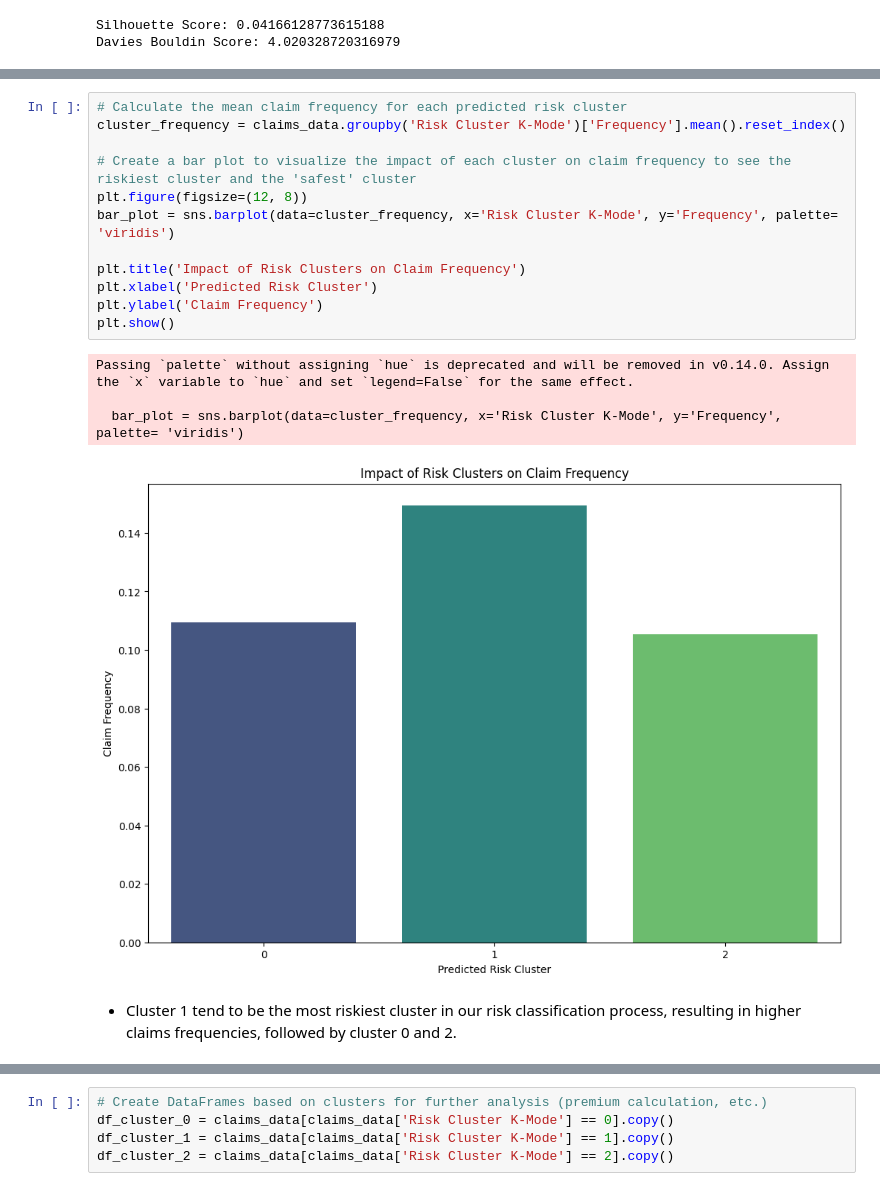
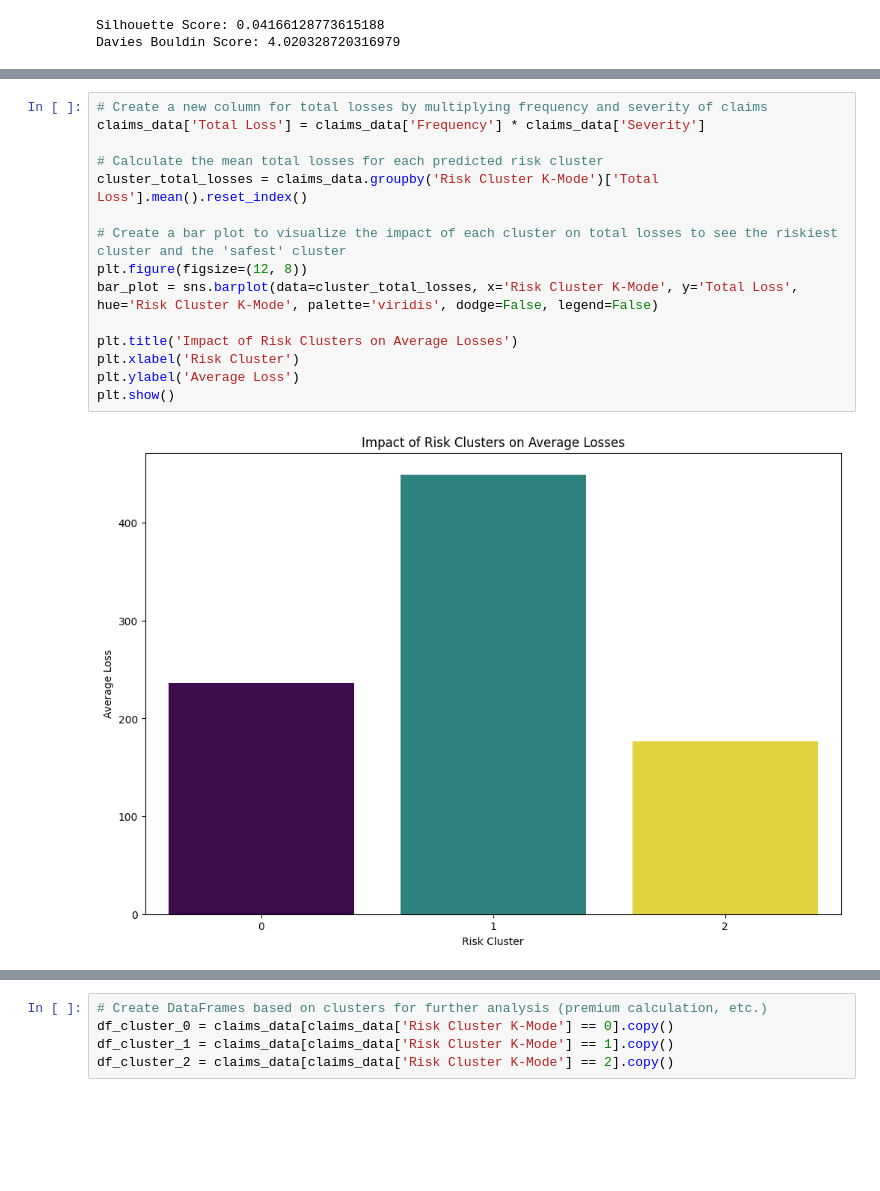
Before and after one commit to ThomasDeConinck/Assurance-Code-Python, a Jupyter notebook: assurances Code Python Case.ipynb, the cells around one changed output, grey strips where cells are left out. Drawn from its saved outputs; the diff is of its cells as text; blank space fills up the shorter version.

```diff
--- a/assurances Code Python Case.ipynb
+++ b/assurances Code Python Case.ipynb
@@ -570,22 +742,20 @@ Name: count, dtype: int64
 # %%
-# Calculate the mean claim frequency for each predicted risk cluster
-cluster_frequency = claims_data.groupby('Risk Cluster K-Mode')['Frequency'].mean().reset_index()
+# Create a new column for total losses by multiplying frequency and severity of claims
+claims_data['Total Loss'] = claims_data['Frequency'] * claims_data['Severity']
 
-# Create a bar plot to visualize the impact of each cluster on claim frequency to see the riskiest cluster and the 'safest' cluster
+# Calculate the mean total losses for each predicted risk cluster
+cluster_total_losses = claims_data.groupby('Risk Cluster K-Mode')['Total Loss'].mean().reset_index()
+
+# Create a bar plot to visualize the impact of each cluster on total losses to see the riskiest cluster and the 'safest' cluster
 plt.figure(figsize=(12, 8))
-bar_plot = sns.barplot(data=cluster_frequency, x='Risk Cluster K-Mode', y='Frequency', palette= 'viridis')
+bar_plot = sns.barplot(data=cluster_total_losses, x='Risk Cluster K-Mode', y='Total Loss', hue='Risk Cluster K-Mode', palette='viridis', dodge=False, legend=False)
 
-plt.title('Impact of Risk Clusters on Claim Frequency')
-plt.xlabel('Predicted Risk Cluster')
-plt.ylabel('Claim Frequency')
+plt.title('Impact of Risk Clusters on Average Losses')
+plt.xlabel('Risk Cluster')
+plt.ylabel('Average Loss')
 plt.show()
 # %% [output]
-Passing `palette` without assigning `hue` is deprecated and will be removed in v0.14.0. Assign the `x` variable to `hue` and set `legend=False` for the same effect.
-
-  bar_plot = sns.barplot(data=cluster_frequency, x='Risk Cluster K-Mode', y='Frequency', palette= 'viridis')
-[figure, old version]
+[figure, new version]
-# %% [markdown]
-- Cluster 1 tend to be the most riskiest cluster in our risk classification process, resulting in higher claims frequencies, followed by cluster 0 and 2.
 # %%
 # CatBoost provides built-in methods to extract feature importance, which can offer insights into what features are driving the distinctions between clusters.
 # Obtain which characteristics are the most important for predicting the cluster labels.
```
Also changed, not shown: parts of 48 cells of this notebook, 4 other files.
